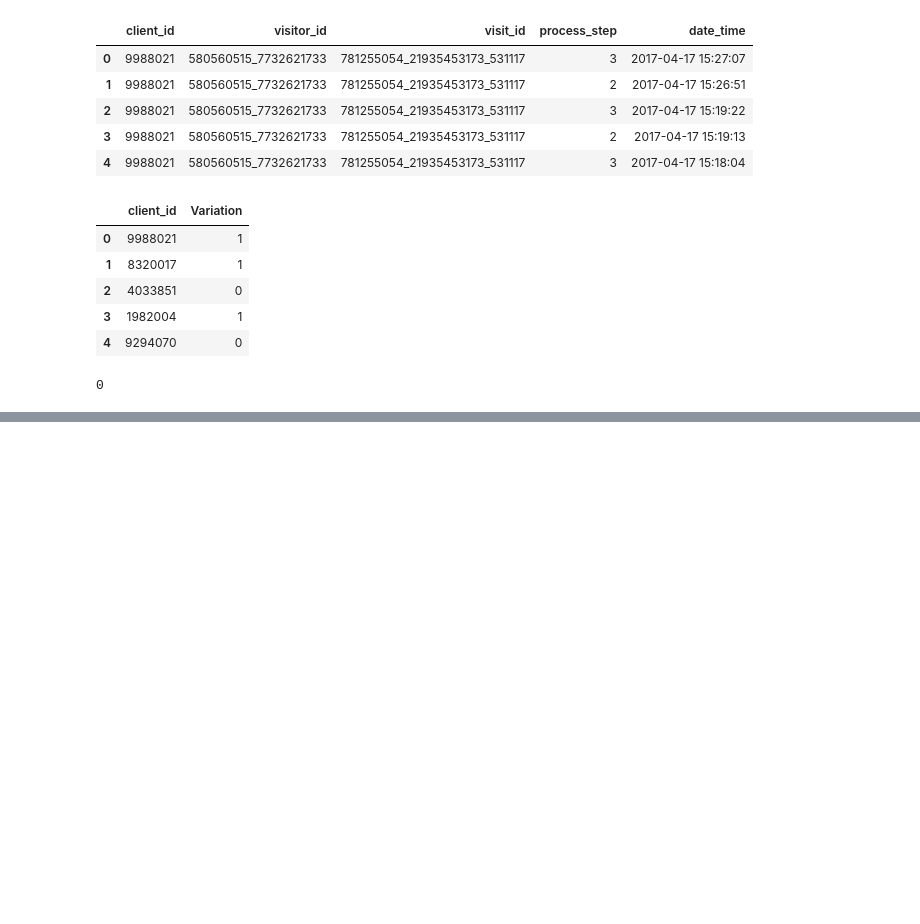
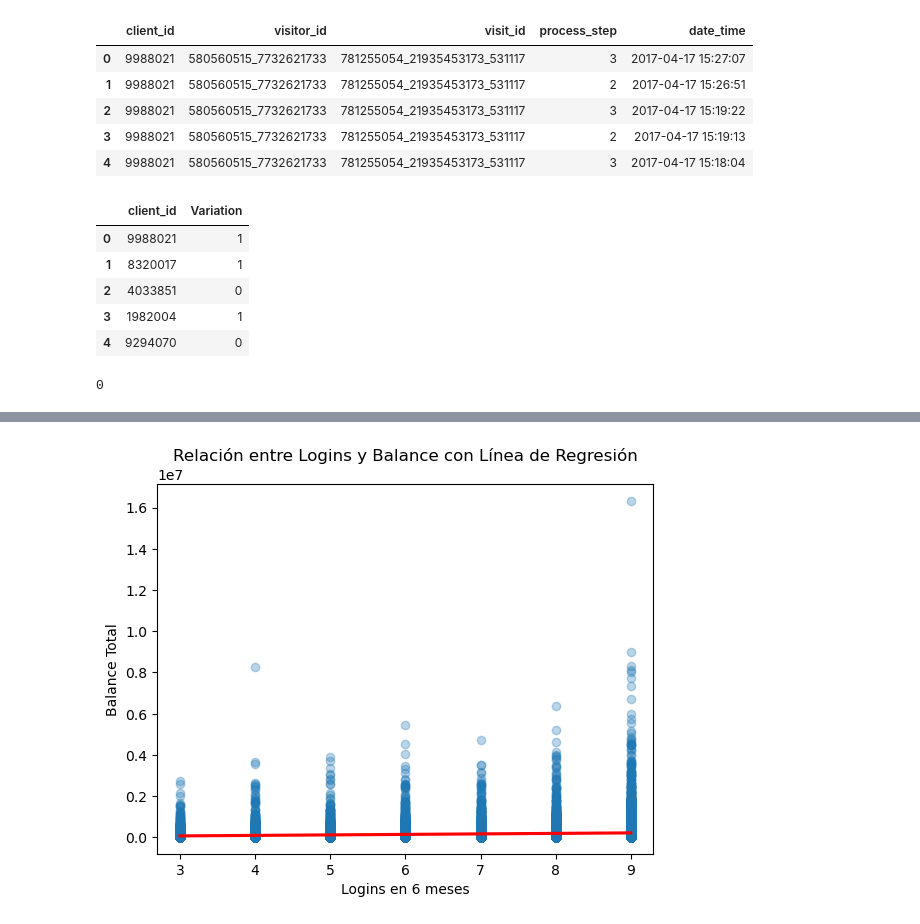
Before and after one commit to Greta-galeana/abtest_vanguard, a Jupyter notebook: main.ipynb, the cells around one changed output, grey strips where cells are left out. Cells and saved outputs as stored; diff of their text form; code cells hidden in the pictures; blank space fills up the shorter version.

```diff
--- a/main.ipynb
+++ b/main.ipynb
@@ -192,0 +395,8 @@ footprint_csv["process_step"].isna().sum()
+# %%
+sns.regplot(data=unique_client_analysis_df, x='logons_6_mnth', y='bal', scatter_kws={'alpha':0.3}, line_kws={'color':'red'})
+plt.title('Relación entre Logins y Balance con Línea de Regresión')
+plt.xlabel('Logins en 6 meses')
+plt.ylabel('Balance Total')
+plt.show()
+# %% [output]
+[figure, added]
```
Also changed, not shown: parts of 17 cells of this notebook.
